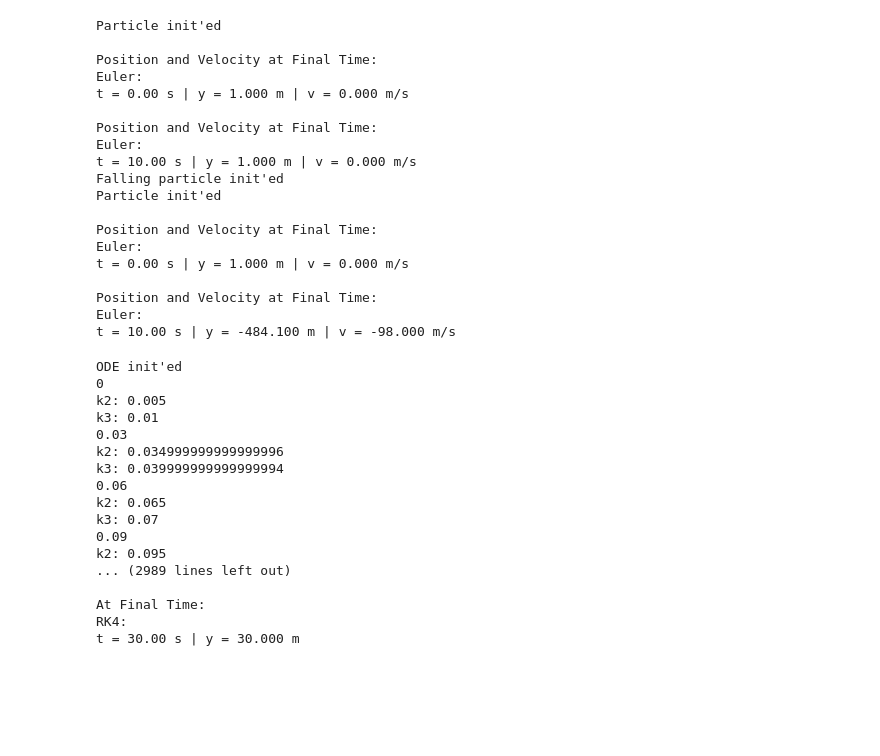
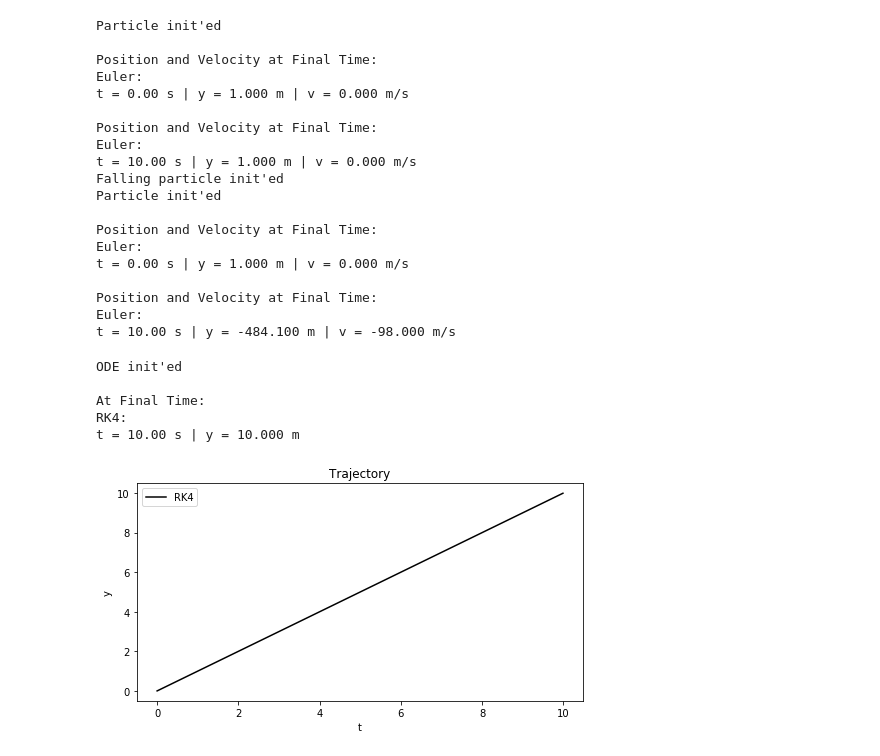
Before and after one commit to Boyuan-Xu/Lectures, a Jupyter notebook: Lecture3.ipynb, the cells around one changed output. Cells and saved outputs as stored; diff of their text form; code cells hidden in the pictures; blank space fills up the shorter version.

```diff
--- a/Lecture3.ipynb
+++ b/Lecture3.ipynb
@@ -210,18 +210,17 @@ class ODE (object):
         self.tarray=np.linspace(0.0,tf,npoints,endpoint=True)
 
     def g(self,y,t):
-        self.y=y
-        self.t=t
         num=self.A-self.y*self.B
         return num
 
     def RK4_step(self):
-        k1 = self.dt*self.g(self.y,self.t);
-        k2 = self.dt*self.g((self.y+k1/2),(self.t+self.dt/2));print('k2:',self.t)
-        k3 = self.dt*self.g((self.y+k2/2),(self.t+self.dt/2));print('k3:',self.t)
-        k4 = self.dt*self.g((self.y+k3),(self.t+self.dt));
+        a=self.y;b=self.t
+        k1 = self.dt*self.g(a,b);
+        k2 = self.dt*self.g((a+k1/2),(b+self.dt/2));
+        k3 = self.dt*self.g((a+k2/2),(b+self.dt/2));
+        k4 = self.dt*self.g((a+k3),(b+self.dt));
         self.y+=1/6*(k1+2*k2+2*k3+k4);
-        self.t+=self.dt;
+        self.t+=self.dt
 
     def traj(self):
         y_array=[]
@@ -229,7 +228,6 @@ class ODE (object):
         for j in range(self.npoints):
             y_array.append(self.y)
             t_array.append(self.t)
-            print(self.t)
             self.RK4_step()
         self.y_array=np.array(y_array)
         self.t_array=np.array(t_array)
@@ -250,23 +248,13 @@ class ODE (object):
 # %%
 p0=ODE();
 p0.g(0,0);
 p0.traj();
 p0.results()
+p0.plot()
 # %% [output]
 ODE init'ed
-0
-k2: 0.005
-k3: 0.01
-0.03
-k2: 0.034999999999999996
-k3: 0.039999999999999994
-0.06
-k2: 0.065
-k3: 0.07
-0.09
-k2: 0.095
-... (2989 lines left out)
 
 At Final Time:
 RK4:
-t = 30.00 s | y = 30.000 m
+t = 10.00 s | y = 10.000 m
+[figure, added]
```
Also changed, not shown: parts of 2 cells of this notebook.
